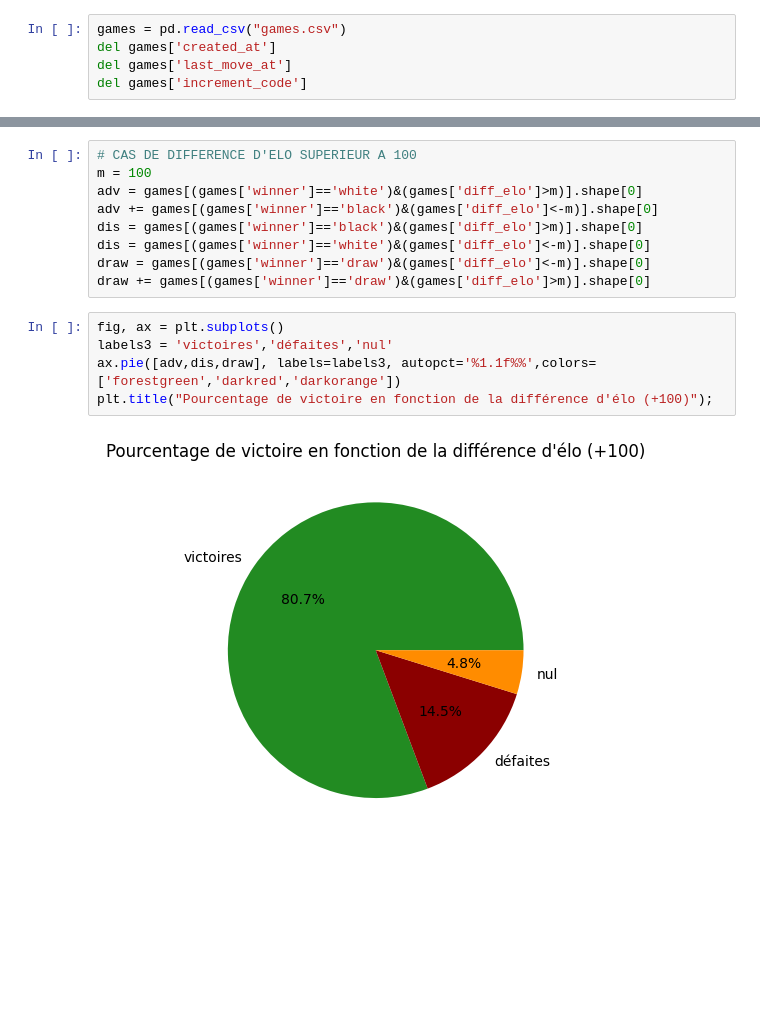
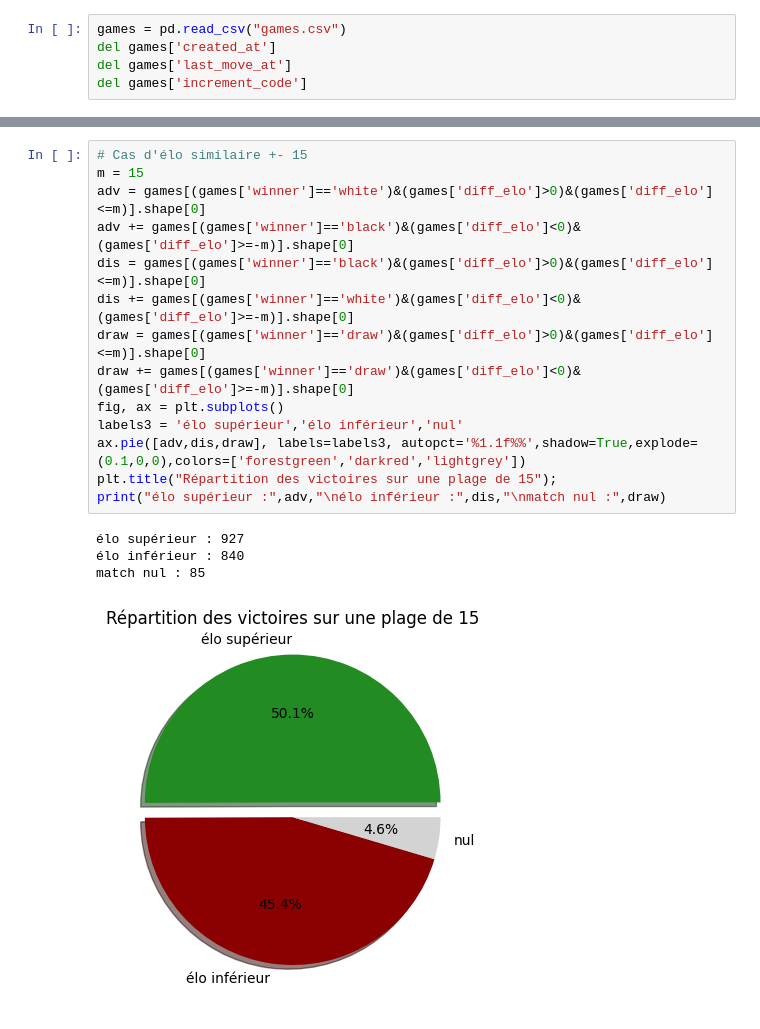
Before and after one commit to IdrissG94/Lichess-Dataset-Exploration, a Jupyter notebook: Untitled.ipynb, the cells around one changed output, grey strips where cells are left out. Saved outputs shown, nothing was run; the diff lists cells and outputs as text; blank space fills up the shorter version.

```diff
--- a/Untitled.ipynb
+++ b/Untitled.ipynb
@@ -101,16 +70,19 @@ games['diff_elo'] = games['white_rating'] - games['black_rating']
-# %%
-# CAS DE DIFFERENCE D'ELO SUPERIEUR A 100
-m = 100
-adv = games[(games['winner']=='white')&(games['diff_elo']>m)].shape[0]
-adv += games[(games['winner']=='black')&(games['diff_elo']<-m)].shape[0]
-dis = games[(games['winner']=='black')&(games['diff_elo']>m)].shape[0]
-dis = games[(games['winner']=='white')&(games['diff_elo']<-m)].shape[0]
-draw = games[(games['winner']=='draw')&(games['diff_elo']<-m)].shape[0]
-draw += games[(games['winner']=='draw')&(games['diff_elo']>m)].shape[0]
-# %%
-fig, ax = plt.subplots()
-labels3 = 'victoires','défaites','nul'
-ax.pie([adv,dis,draw], labels=labels3, autopct='%1.1f%%',colors=['forestgreen','darkred','darkorange'])
-plt.title("Pourcentage de victoire en fonction de la différence d'élo (+100)");
-# %% [output]
-[figure, removed]
+# %%
+# Cas d'élo similaire +- 15
+m = 15
+adv = games[(games['winner']=='white')&(games['diff_elo']>0)&(games['diff_elo']<=m)].shape[0]
+adv += games[(games['winner']=='black')&(games['diff_elo']<0)&(games['diff_elo']>=-m)].shape[0]
+dis = games[(games['winner']=='black')&(games['diff_elo']>0)&(games['diff_elo']<=m)].shape[0]
+dis += games[(games['winner']=='white')&(games['diff_elo']<0)&(games['diff_elo']>=-m)].shape[0]
+draw = games[(games['winner']=='draw')&(games['diff_elo']>0)&(games['diff_elo']<=m)].shape[0]
+draw += games[(games['winner']=='draw')&(games['diff_elo']<0)&(games['diff_elo']>=-m)].shape[0]
+fig, ax = plt.subplots()
+labels3 = 'élo supérieur','élo inférieur','nul'
+ax.pie([adv,dis,draw], labels=labels3, autopct='%1.1f%%',shadow=True,explode=(0.1,0,0),colors=['forestgreen','darkred','lightgrey'])
+plt.title("Répartition des victoires sur une plage de 15");
+print("élo supérieur :",adv,"\nélo inférieur :",dis,"\nmatch nul :",draw)
+# %% [output]
+élo supérieur : 927
+élo inférieur : 840
+match nul : 85
+[figure, added]
```
Also changed, not shown: parts of 8 cells of this notebook.
